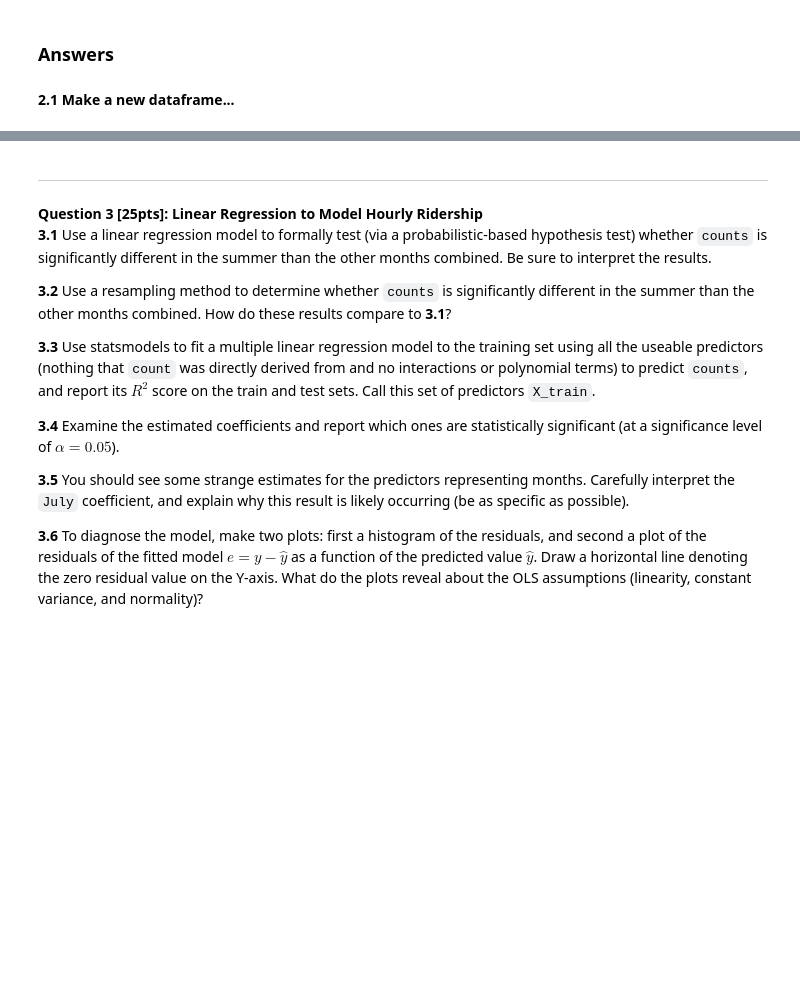
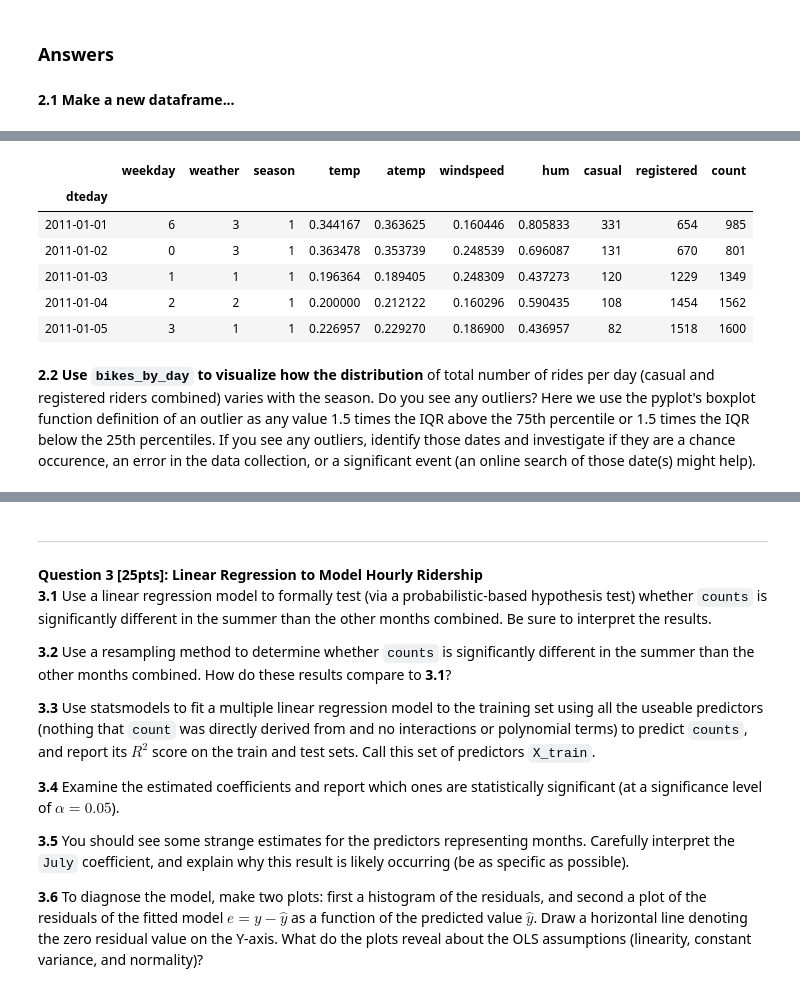
Before and after one commit to CreditPy/2021-s109a, a Jupyter notebook: cs_s109a_hw3/cs_s109a_hw3.ipynb, the cells around one changed output, grey strips where cells are left out. Saved outputs shown, nothing was run; the diff lists cells and outputs as text; code cells hidden in the pictures; blank space fills up the shorter version.

```diff
--- a/cs_s109a_hw3/cs_s109a_hw3.ipynb
+++ b/cs_s109a_hw3/cs_s109a_hw3.ipynb
@@ -131,0 +175,3 @@ In this section, we read in the data and begin one of the most important analyti
+# %%
+# change the data type of the date column
+bikes_df_raw['dteday'] = pd.to_datetime(bikes_df_raw['dteday'])
@@ -137,0 +200,9 @@ In this section, we read in the data and begin one of the most important analyti
+# %%
+# add year
+bikes_df_raw['year'] = bikes_df_raw['dteday'].dt.to_period('Y')
+# add month
+bikes_df_raw['month'] = pd.DatetimeIndex(bikes_df_raw['dteday']).month
+# add counts
+bikes_df_raw['count'] = bikes_df_raw['casual'] + bikes_df_raw['registered']
+# confirm year and month were added
+bikes_df_raw.head()
@@ -207,0 +263,3 @@ Make a plot showing  the _distribution_ of the number of casual and registered r
+# %%
+bikes_by_day_subset = bikes_df_raw.drop(columns=['hour','holiday','workingday','year', 'month'])
+bikes_by_day_subset.head()
@@ -207,0 +273,23 @@ Make a plot showing  the _distribution_ of the number of casual and registered r
+# %%
+bikes_by_day = bikes_by_day_subset.groupby('dteday').agg({'weekday': 'max',
+                                                          'weather': 'max',
+                                                          'season': 'max',
+                                                          'temp': 'mean',
+                                                          'atemp': 'mean',
+                                                          'windspeed': 'mean',
+                                                          'hum' : 'mean',
+                                                          'casual': 'sum',
+                                                          'registered': 'sum',
+                                                          'count': 'sum'
+                                                         })
+bikes_by_day.head()
+# %% [output]
+|  | weekday | weather | season | temp | atemp | windspeed | hum | casual | registered | count |
+| dteday |  |  |  |  |  |  |  |  |  |  |
+| 2011-01-01 | 6 | 3 | 1 | 0.344167 | 0.363625 | 0.160446 | 0.805833 | 331 | 654 | 985 |
+| 2011-01-02 | 0 | 3 | 1 | 0.363478 | 0.353739 | 0.248539 | 0.696087 | 131 | 670 | 801 |
+| 2011-01-03 | 1 | 1 | 1 | 0.196364 | 0.189405 | 0.248309 | 0.437273 | 120 | 1229 | 1349 |
+| 2011-01-04 | 2 | 2 | 1 | 0.200000 | 0.212122 | 0.160296 | 0.590435 | 108 | 1454 | 1562 |
+| 2011-01-05 | 3 | 1 | 1 | 0.226957 | 0.229270 | 0.186900 | 0.436957 | 82 | 1518 | 1600 |
+# %% [markdown]
+**2.2 Use `bikes_by_day` to visualize how the distribution** of total number of rides per day (casual and registered riders combined) varies with the season. Do you see any outliers? Here we use the pyplot's boxplot function definition of an outlier as any value 1.5 times the IQR above the 75th percentile or 1.5 times the IQR below the 25th percentiles. If you see any outliers, identify those dates and investigate if they are a chance occurence, an error in the data collection, or a significant event (an online search of those date(s) might help).
```
Also changed, not shown: parts of 45 cells of this notebook.
